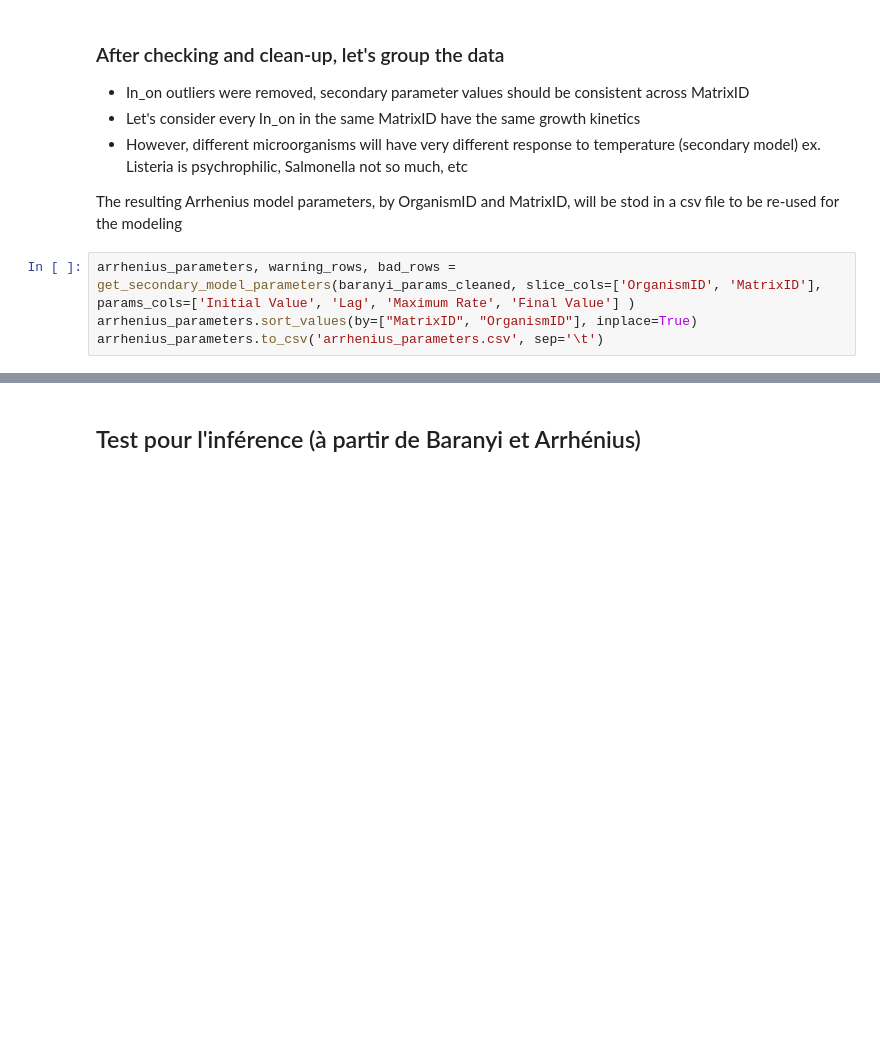
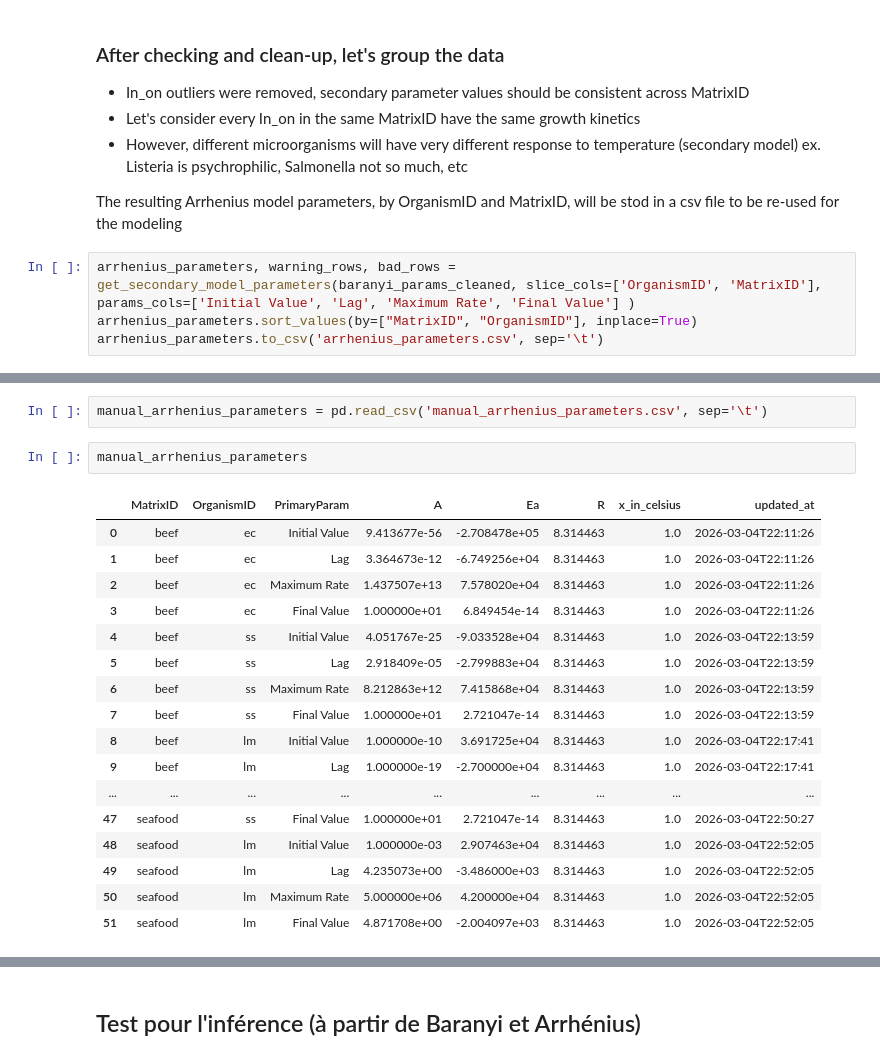
Before and after one commit to lulutinee/safer_food, a Jupyter notebook: notebooks/JYL_sandbox.ipynb, the cells around one changed output, grey strips where cells are left out. Cells and saved outputs as stored; diff of their text form; blank space fills up the shorter version.

Commit message:
Ajusté les paramètres du mod;ele d'arrhnius à la main (développé plusieurs GUI pour faciliter la tâche). Les paramètres sont dans manual_arrhenius.csv

```diff
--- a/notebooks/JYL_sandbox.ipynb
+++ b/notebooks/JYL_sandbox.ipynb
@@ -1721,3 +1867,25 @@ arrhenius_parameters
 | 1 | ta | poultry | {'A': 1.0000000000000016e-05, 'Ea... | {'A': 4.749637082887718, 'Ea': -3... | {'A': 0.24274213853691315, 'Ea': ... | {'A': 2.0229373745240435, 'Ea': -... |
 | 8 | lm | seafood | {'A': 2.4932940120608898e+61, 'Ea... | {'A': 3.1390814485118767e-29, 'Ea... | {'A': 31613545214575.418, 'Ea': 8... | {'A': 3162.3851936492874, 'Ea': 1... |
 | 9 | ta | seafood | {'A': 2.1772310468746365e-167, 'E... | {'A': 2.4395008950849735e-13, 'Ea... | {'A': 7.27428039061362e+29, 'Ea':... | {'A': 0.0002806954240466328, 'Ea'... |
+# %%
+manual_arrhenius_parameters = pd.read_csv('manual_arrhenius_parameters.csv', sep='\t')
+# %%
+manual_arrhenius_parameters
+# %% [output]
+|  | MatrixID | OrganismID | PrimaryParam | A | Ea | R | x_in_celsius | updated_at |
+| 0 | beef | ec | Initial Value | 9.413677e-56 | -2.708478e+05 | 8.314463 | 1.0 | 2026-03-04T22:11:26 |
+| 1 | beef | ec | Lag | 3.364673e-12 | -6.749256e+04 | 8.314463 | 1.0 | 2026-03-04T22:11:26 |
+| 2 | beef | ec | Maximum Rate | 1.437507e+13 | 7.578020e+04 | 8.314463 | 1.0 | 2026-03-04T22:11:26 |
+| 3 | beef | ec | Final Value | 1.000000e+01 | 6.849454e-14 | 8.314463 | 1.0 | 2026-03-04T22:11:26 |
+| 4 | beef | ss | Initial Value | 4.051767e-25 | -9.033528e+04 | 8.314463 | 1.0 | 2026-03-04T22:13:59 |
+| 5 | beef | ss | Lag | 2.918409e-05 | -2.799883e+04 | 8.314463 | 1.0 | 2026-03-04T22:13:59 |
+| 6 | beef | ss | Maximum Rate | 8.212863e+12 | 7.415868e+04 | 8.314463 | 1.0 | 2026-03-04T22:13:59 |
+| 7 | beef | ss | Final Value | 1.000000e+01 | 2.721047e-14 | 8.314463 | 1.0 | 2026-03-04T22:13:59 |
+| 8 | beef | lm | Initial Value | 1.000000e-10 | 3.691725e+04 | 8.314463 | 1.0 | 2026-03-04T22:17:41 |
+| 9 | beef | lm | Lag | 1.000000e-19 | -2.700000e+04 | 8.314463 | 1.0 | 2026-03-04T22:17:41 |
+| ... | ... | ... | ... | ... | ... | ... | ... | ... |
+| 47 | seafood | ss | Final Value | 1.000000e+01 | 2.721047e-14 | 8.314463 | 1.0 | 2026-03-04T22:50:27 |
+| 48 | seafood | lm | Initial Value | 1.000000e-03 | 2.907463e+04 | 8.314463 | 1.0 | 2026-03-04T22:52:05 |
+| 49 | seafood | lm | Lag | 4.235073e+00 | -3.486000e+03 | 8.314463 | 1.0 | 2026-03-04T22:52:05 |
+| 50 | seafood | lm | Maximum Rate | 5.000000e+06 | 4.200000e+04 | 8.314463 | 1.0 | 2026-03-04T22:52:05 |
+| 51 | seafood | lm | Final Value | 4.871708e+00 | -2.004097e+03 | 8.314463 | 1.0 | 2026-03-04T22:52:05 |
```
Also changed, not shown: parts of 21 cells of this notebook, 2 other files.
